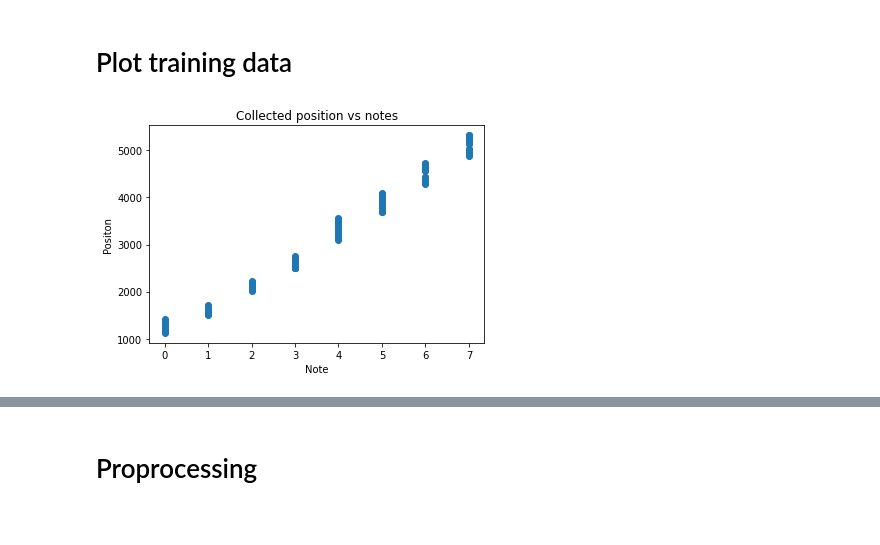
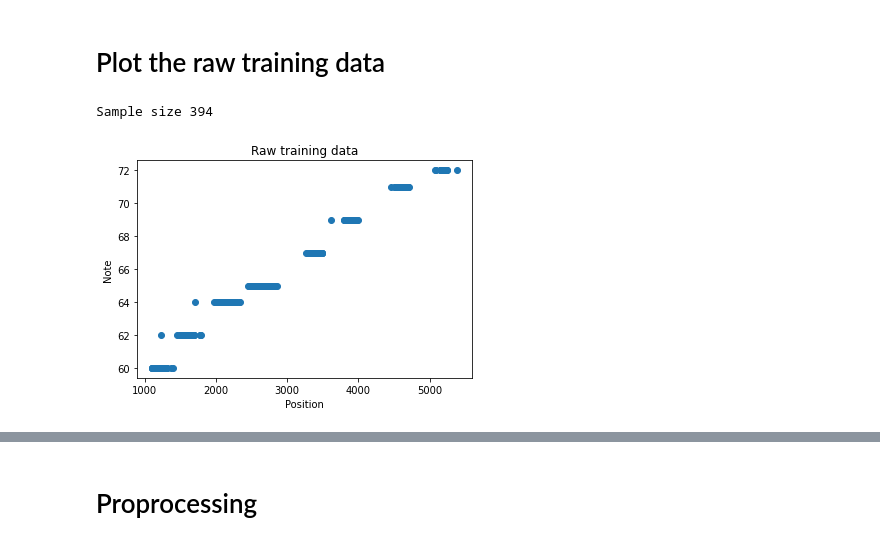
Before and after one commit to jefflaichunyin/ELEC4544_ML_Otamatone, a Jupyter notebook: software/classifier.ipynb, the cells around one changed output, grey strips where cells are left out. Drawn from its saved outputs; the diff is of its cells as text; code cells hidden in the pictures.

```diff
--- a/software/classifier.ipynb
+++ b/software/classifier.ipynb
@@ -16,16 +15,15 @@ from keras.models import load_model
 # %% [markdown]
-# Plot training data
+# Plot the raw training data
 # %%
 samples, labels = np.loadtxt('training_data.csv', delimiter=',', dtype=int)
 notes = [60,62,64,65,67,69,71,72]
-enc = preprocessing.LabelEncoder()
-enc.fit(labels)
-encoded_labels = enc.transform(labels)
 
-plt.scatter(encoded_labels, samples)
-plt.title('Collected position vs notes')
-plt.xlabel('Note')
-plt.ylabel('Positon')
+print("Sample size", len(samples))
+plt.scatter(samples, labels)
+plt.title('Raw training data')
+plt.xlabel('Position')
+plt.ylabel('Note')
 plt.show()
 # %% [output]
+Sample size 394
-[figure, old version]
+[figure, new version]
```
Also changed, not shown: parts of 9 cells of this notebook, 3 other files.
